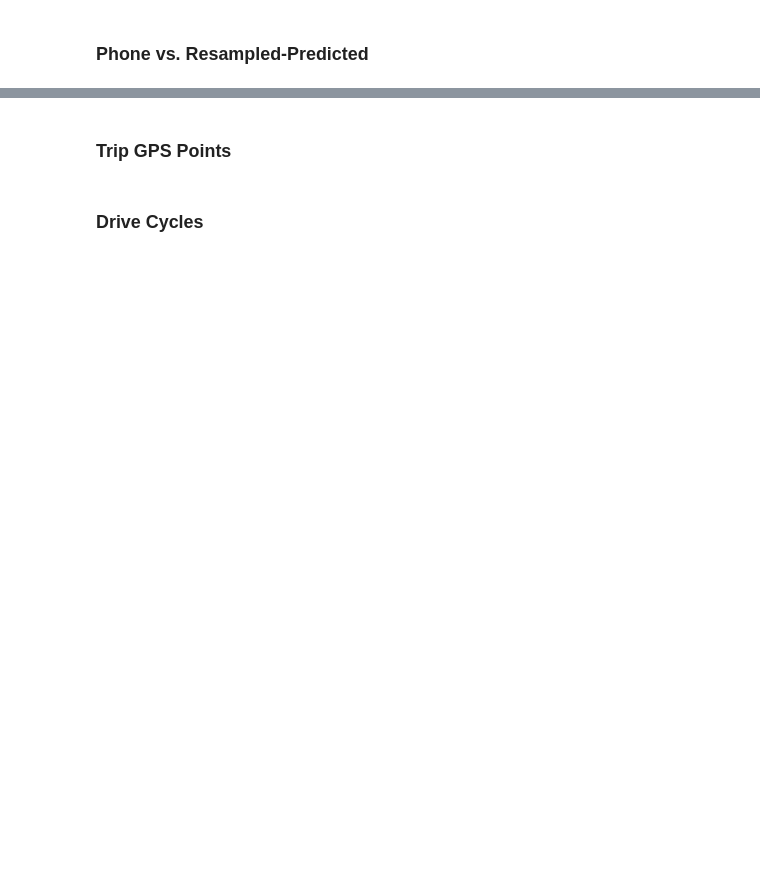
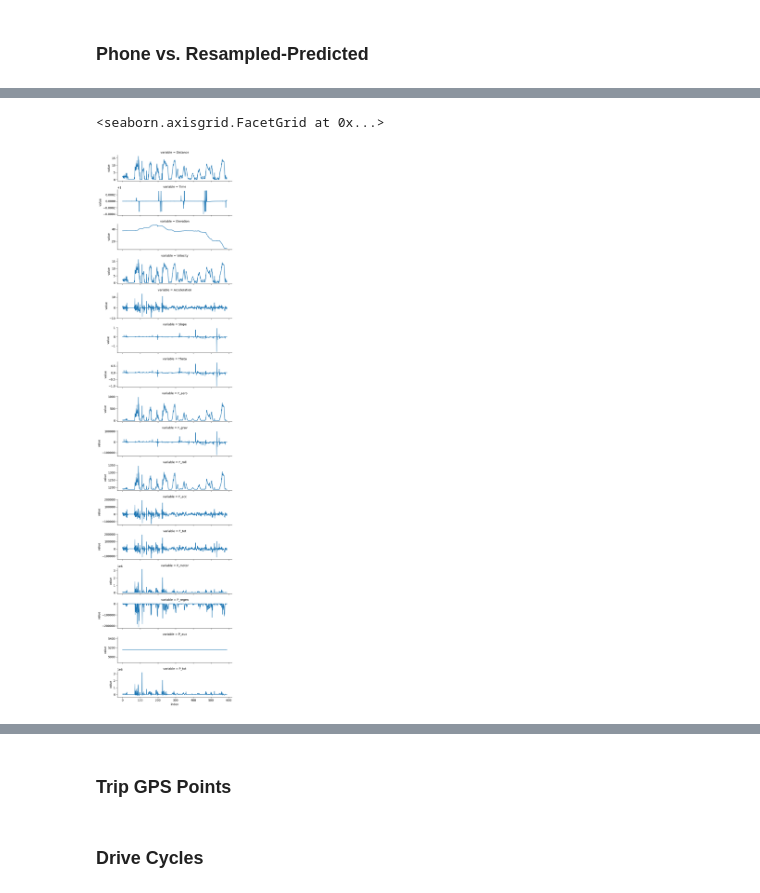
Before and after one commit to zackAemmer/open_bus_tools, a Jupyter notebook: notebooks/create_drive_cycle.ipynb, the cells around one changed output, grey strips where cells are left out. Saved outputs shown, nothing was run; the diff lists cells and outputs as text; code cells hidden in the pictures; blank space fills up the shorter version.

```diff
--- a/notebooks/create_drive_cycle.ipynb
+++ b/notebooks/create_drive_cycle.ipynb
@@ -31,10 +31,9 @@ energy_model = energy.DriveCycleEnergyModel(vehicle.TransitBus(), conditions.Amb
 # Load phone data
 data_phone = pd.read_csv("../data/kcm_sensor/8124-33-2022-10-17_20-52-26/Location.csv")
 short_name, veh_id = str.split(pd.read_csv("../data/kcm_sensor/8124-33-2022-10-17_20-52-26/Annotation.csv").iloc[0].text,"-")
-data_phone['calc_time_s'] = data_phone['seconds_elapsed'] - data_phone['seconds_elapsed'].shift(1)
 
 # Create trajectory then drive cycle
-phone_traj = trajectory.Trajectory(data_phone.longitude, data_phone.latitude, 300, 1, [386910,69022], 32148, known_times=data_phone['calc_time_s'].to_numpy()[1:])
+phone_traj = trajectory.Trajectory(data_phone.longitude, data_phone.latitude, 300, 1, [386910,69022], 32148, known_times=data_phone['seconds_elapsed'].to_numpy())
 phone_cycle = phone_traj.to_drivecycle("../data/kcm_spatial/usgs10m_dem_32148.tif")
 cycle_df = phone_cycle.to_df()
 cycle_df['F_aero'], cycle_df['F_grav'], cycle_df['F_roll'], cycle_df['F_acc'], cycle_df['F_tot'] = energy_model.calcTotalLoad(phone_cycle, combine=False)
@@ -44,5 +53,8 @@ cycle_df.head()
 # %%
-# plotting.formatted_trajectory_lineplot(cycle_df)
+plotting.formatted_trajectory_lineplot(cycle_df)
+# %% [output]
+<seaborn.axisgrid.FacetGrid at 0x...>
+[figure, added]
 # %%
 # Create resampled trajectory
 phone_traj = trajectory.Trajectory(data_phone.longitude, data_phone.latitude, 322, 0, [386910,69022], 32148, resample_len=60)
```
Also changed, not shown: parts of 6 cells of this notebook, 5 other files.
